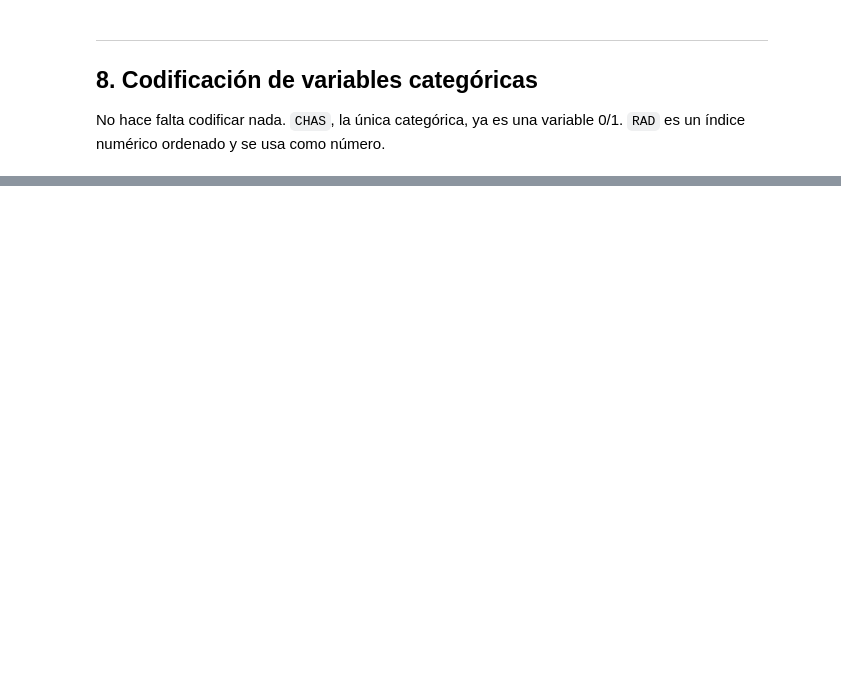
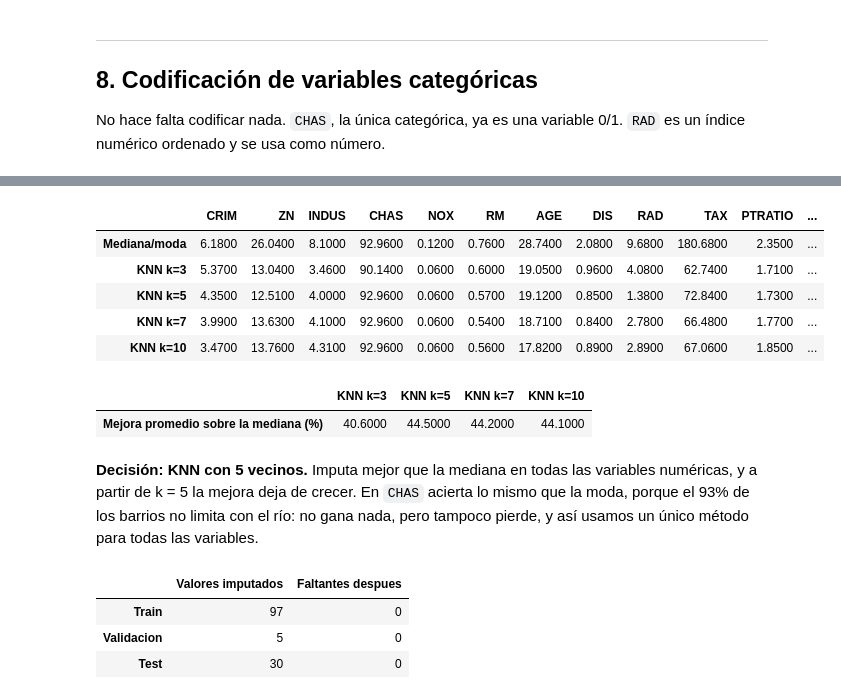
Before and after one commit to Franrnn/TP_AA1_Esparza_Pico_Renna, a Jupyter notebook: TP1/TP-regresion-AA1.ipynb, the cells around one changed output, grey strips where cells are left out. Cells and saved outputs as stored; diff of their text form; code cells hidden in the pictures; blank space fills up the shorter version.

```diff
--- a/TP1/TP-regresion-AA1.ipynb
+++ b/TP1/TP-regresion-AA1.ipynb
@@ -533 +467,63 @@ pd.DataFrame({
+# %%
+# Experimento: se esconde el 20% de los valores conocidos de cada variable y se compara la imputacion con el valor real
+idx_escondidos = filas_completas.sample(frac=0.2, random_state=42).index
+conocidas = filas_completas.drop(index=idx_escondidos)
+
+resultados_imputacion = {}
+for etiqueta, k in [('Mediana/moda', None), ('KNN k=3', 3), ('KNN k=5', 5), ('KNN k=7', 7), ('KNN k=10', 10)]:
+    fila = {}
+    for col in cols_features:
+        verdad = filas_completas.loc[idx_escondidos, col]
+        escondidas = filas_completas.copy()
+        escondidas.loc[idx_escondidos, col] = np.nan
+        if k is None:
+            relleno = conocidas[col].mode()[0] if col == 'CHAS' else conocidas[col].median()
+            pred = pd.Series(relleno, index=idx_escondidos)
+        else:
+            pred = imputar_con_knn(conocidas, k, escondidas).loc[idx_escondidos, col]
+        # En CHAS (binaria) se mide el porcentaje de aciertos; en el resto, el error RMSE
+        fila[col] = (pred == verdad).mean() * 100 if col == 'CHAS' else root_mean_squared_error(verdad, pred)
+    resultados_imputacion[etiqueta] = fila
+
+tabla_imputacion = pd.DataFrame(resultados_imputacion).T
+tabla_imputacion.round(2)
+# %% [output]
+|  | CRIM | ZN | INDUS | CHAS | NOX | RM | AGE | DIS | RAD | TAX | PTRATIO | ... |
+| Mediana/moda | 6.1800 | 26.0400 | 8.1000 | 92.9600 | 0.1200 | 0.7600 | 28.7400 | 2.0800 | 9.6800 | 180.6800 | 2.3500 | ... |
+| KNN k=3 | 5.3700 | 13.0400 | 3.4600 | 90.1400 | 0.0600 | 0.6000 | 19.0500 | 0.9600 | 4.0800 | 62.7400 | 1.7100 | ... |
+| KNN k=5 | 4.3500 | 12.5100 | 4.0000 | 92.9600 | 0.0600 | 0.5700 | 19.1200 | 0.8500 | 1.3800 | 72.8400 | 1.7300 | ... |
+| KNN k=7 | 3.9900 | 13.6300 | 4.1000 | 92.9600 | 0.0600 | 0.5400 | 18.7100 | 0.8400 | 2.7800 | 66.4800 | 1.7700 | ... |
+| KNN k=10 | 3.4700 | 13.7600 | 4.3100 | 92.9600 | 0.0600 | 0.5600 | 17.8200 | 0.8900 | 2.8900 | 67.0600 | 1.8500 | ... |
+# %%
+# Resumen: cuanto baja el error de cada version de KNN respecto de imputar con la mediana (variables numericas)
+cols_numericas = [c for c in cols_features if c != 'CHAS']
+mejoras = {et: (1 - tabla_imputacion.loc[et, cols_numericas] / tabla_imputacion.loc['Mediana/moda', cols_numericas]).mean() * 100
+           for et in ['KNN k=3', 'KNN k=5', 'KNN k=7', 'KNN k=10']}
+pd.DataFrame({'Mejora promedio sobre la mediana (%)': mejoras}).round(1).T
+# %% [output]
+|  | KNN k=3 | KNN k=5 | KNN k=7 | KNN k=10 |
+| Mejora promedio sobre la mediana (%) | 40.6000 | 44.5000 | 44.2000 | 44.1000 |
+# %% [markdown]
+**Decisión: KNN con 5 vecinos.** Imputa mejor que la mediana en todas las variables numéricas, y a partir de k = 5 la mejora deja de crecer. En `CHAS` acierta lo mismo que la moda, porque el 93% de los barrios no limita con el río: no gana nada, pero tampoco pierde, y así usamos un único método para todas las variables.
+# %%
+# Imputacion definitiva: KNN con 5 vecinos ajustado solo con train y aplicado a los tres conjuntos
+K_VECINOS = 5
+escala_imputacion = StandardScaler().fit(X_train)
+imputador = KNNImputer(n_neighbors=K_VECINOS).fit(escala_imputacion.transform(X_train))
+
+def imputar(A):
+    completado = escala_imputacion.inverse_transform(imputador.transform(escala_imputacion.transform(A)))
+    return redondear_discretas(pd.DataFrame(completado, columns=cols_features, index=A.index))
+
+X_train_imp, X_val_imp, X_test_imp = imputar(X_train), imputar(X_val), imputar(X_test)
+
+pd.DataFrame({
+    'Valores imputados': [X_train.isna().sum().sum(), X_val.isna().sum().sum(), X_test.isna().sum().sum()],
+    'Faltantes despues': [X_train_imp.isna().sum().sum(), X_val_imp.isna().sum().sum(), X_test_imp.isna().sum().sum()],
+}, index=['Train', 'Validacion', 'Test'])
+# %% [output]
+|  | Valores imputados | Faltantes despues |
+| Train | 97 | 0 |
+| Validacion | 5 | 0 |
+| Test | 30 | 0 |
 # %%
```
Also changed, not shown: parts of 23 cells of this notebook.
